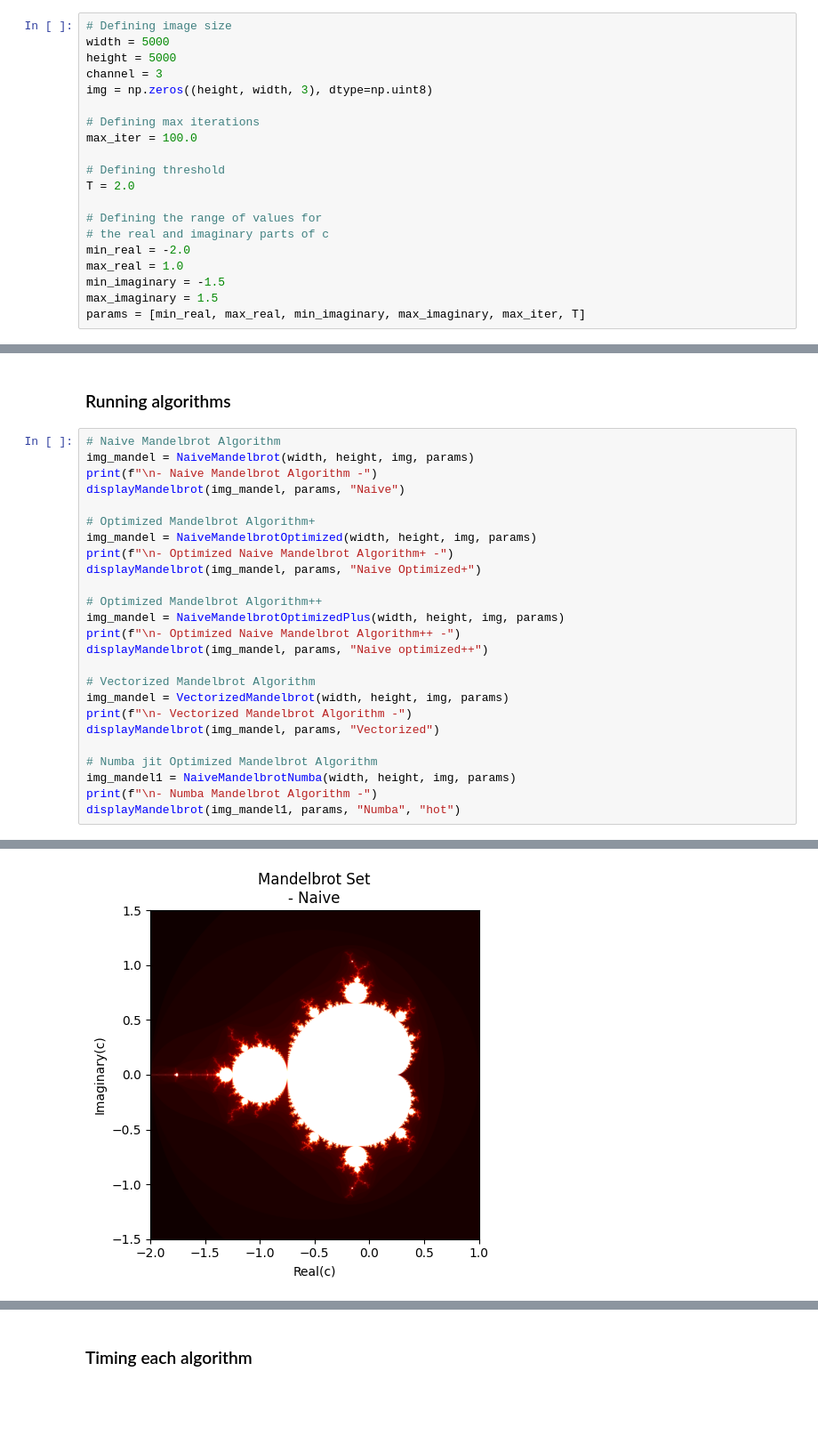
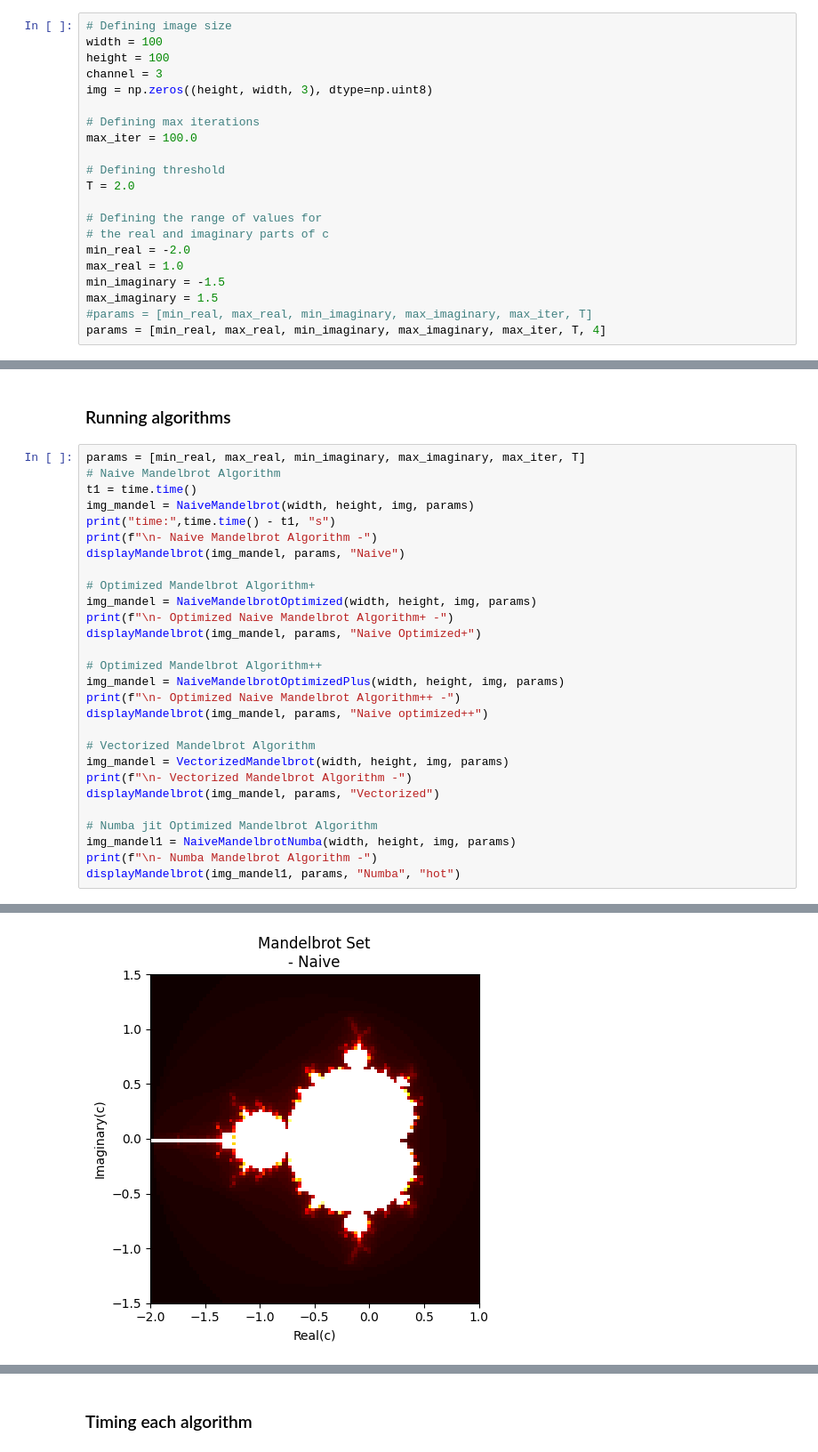
Before and after one commit to ChineseWarlord/CE8-AVS-Project, a Jupyter notebook: Simon/Mini-project/Mini-project.ipynb, the cells around one changed output, grey strips where cells are left out. Shown at 89% size. Cells and saved outputs as stored; diff of their text form; blank space fills up the shorter version.

```diff
--- a/Simon/Mini-project/Mini-project.ipynb
+++ b/Simon/Mini-project/Mini-project.ipynb
@@ -272,8 +381,8 @@ def displayMandelbrot(img, params, title, cmap=None):
 # Defining image and complex variables
 # %%
 # Defining image size
-width = 5000
-height = 5000
+width = 100
+height = 100
 channel = 3
 img = np.zeros((height, width, 3), dtype=np.uint8)
 
@@ -289,4 +398,5 @@ min_real = -2.0
 max_real = 1.0
 min_imaginary = -1.5
 max_imaginary = 1.5
-params = [min_real, max_real, min_imaginary, max_imaginary, max_iter, T]
+#params = [min_real, max_real, min_imaginary, max_imaginary, max_iter, T]
+params = [min_real, max_real, min_imaginary, max_imaginary, max_iter, T, 4]
@@ -293,8 +426,11 @@ params = [min_real, max_real, min_imaginary, max_imaginary, max_iter, T]
 # %% [markdown]
 ### Running algorithms
 # %%
+params = [min_real, max_real, min_imaginary, max_imaginary, max_iter, T]
 # Naive Mandelbrot Algorithm
+t1 = time.time()
 img_mandel = NaiveMandelbrot(width, height, img, params)
+print("time:",time.time() - t1, "s")
 print(f"\n- Naive Mandelbrot Algorithm -")
 displayMandelbrot(img_mandel, params, "Naive")
 
@@ -321,3 +459,3 @@ displayMandelbrot(img_mandel1, params, "Numba", "hot")
 - Naive Mandelbrot Algorithm -
-[figure, old version]
+[figure, new version]
 - Optimized Naive Mandelbrot Algorithm+ -
```
Also changed, not shown: parts of 6 cells of this notebook.
